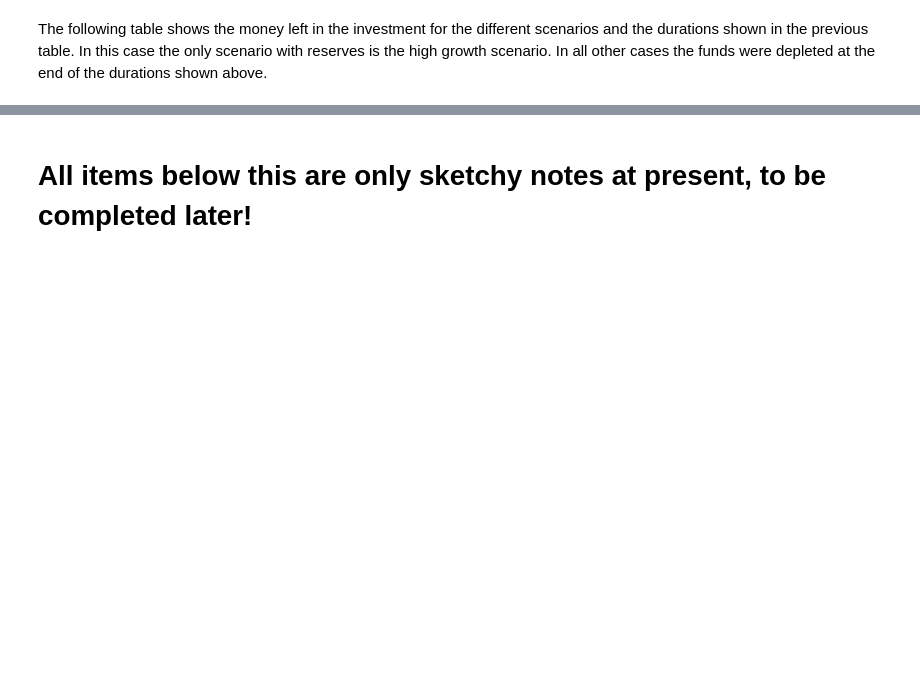
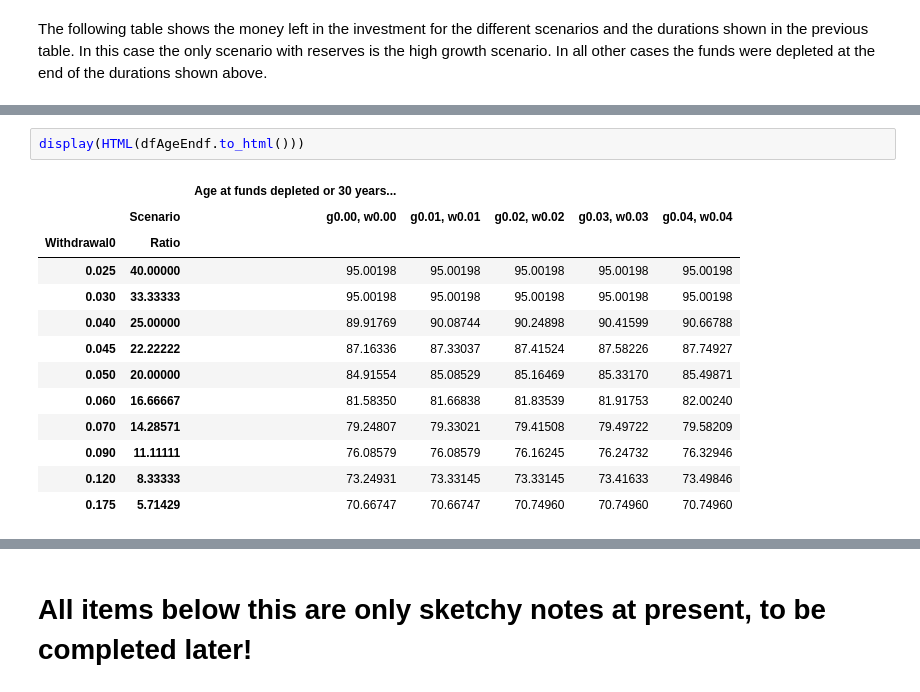
Before and after one commit to NelisW/RetirementPlanning, a Jupyter notebook: PersonalFinancialPlanning.ipynb, the cells around one changed output, grey strips where cells are left out. Cells and saved outputs as stored; diff of their text form; blank space fills up the shorter version.

```diff
--- a/PersonalFinancialPlanning.ipynb
+++ b/PersonalFinancialPlanning.ipynb
@@ -1606,0 +2009,16 @@ axes[1].set_xlim([5,25])
+# %%
+display(HTML(dfAgeEndf.to_html()))
+# %% [output]
+|  |  | Age at funds depleted or 30 years... |  |  |  |  |
+|  | Scenario | g0.00, w0.00 | g0.01, w0.01 | g0.02, w0.02 | g0.03, w0.03 | g0.04, w0.04 |
+| Withdrawal0 | Ratio |  |  |  |  |  |
+| 0.025 | 40.00000 | 95.00198 | 95.00198 | 95.00198 | 95.00198 | 95.00198 |
+| 0.030 | 33.33333 | 95.00198 | 95.00198 | 95.00198 | 95.00198 | 95.00198 |
+| 0.040 | 25.00000 | 89.91769 | 90.08744 | 90.24898 | 90.41599 | 90.66788 |
+| 0.045 | 22.22222 | 87.16336 | 87.33037 | 87.41524 | 87.58226 | 87.74927 |
+| 0.050 | 20.00000 | 84.91554 | 85.08529 | 85.16469 | 85.33170 | 85.49871 |
+| 0.060 | 16.66667 | 81.58350 | 81.66838 | 81.83539 | 81.91753 | 82.00240 |
+| 0.070 | 14.28571 | 79.24807 | 79.33021 | 79.41508 | 79.49722 | 79.58209 |
+| 0.090 | 11.11111 | 76.08579 | 76.08579 | 76.16245 | 76.24732 | 76.32946 |
+| 0.120 | 8.33333 | 73.24931 | 73.33145 | 73.33145 | 73.41633 | 73.49846 |
+| 0.175 | 5.71429 | 70.66747 | 70.66747 | 70.74960 | 70.74960 | 70.74960 |
```
Also changed, not shown: parts of 60 cells of this notebook.
